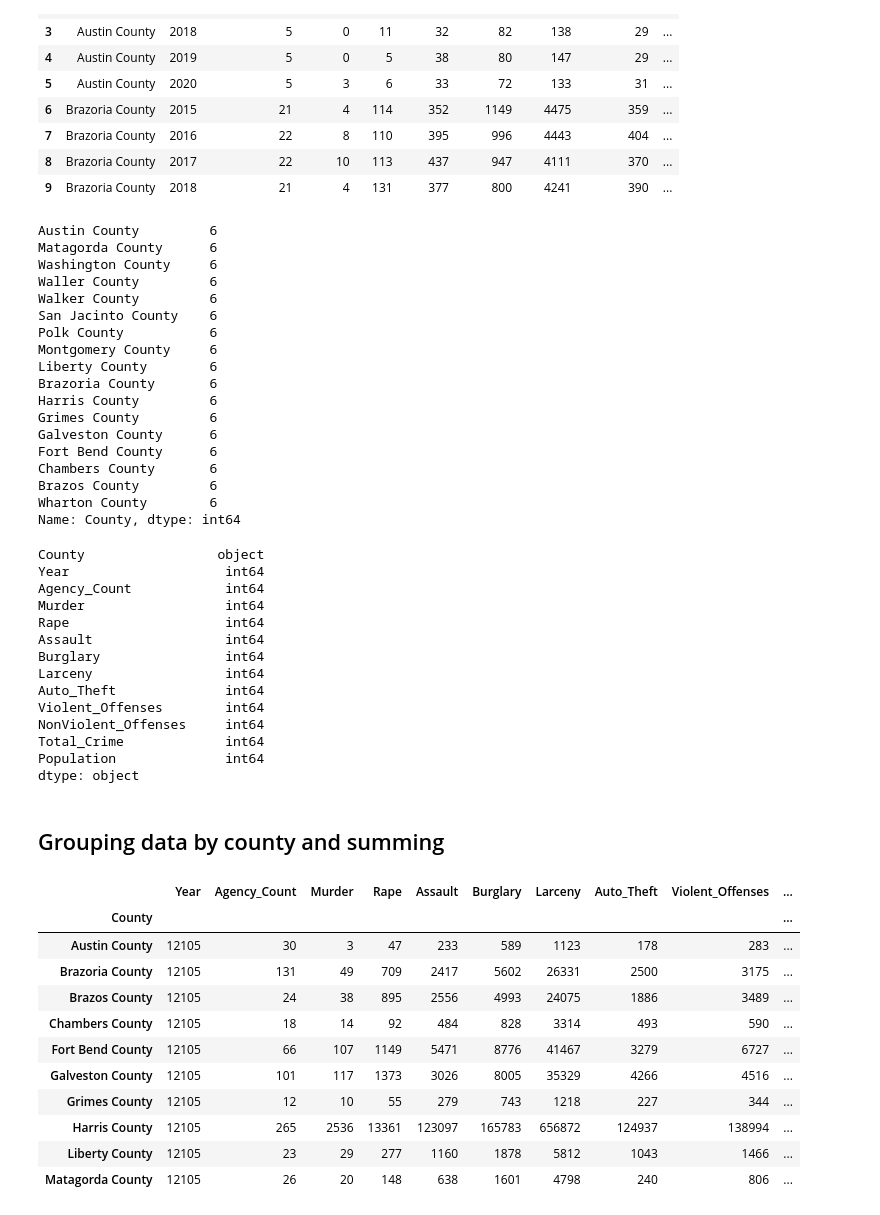
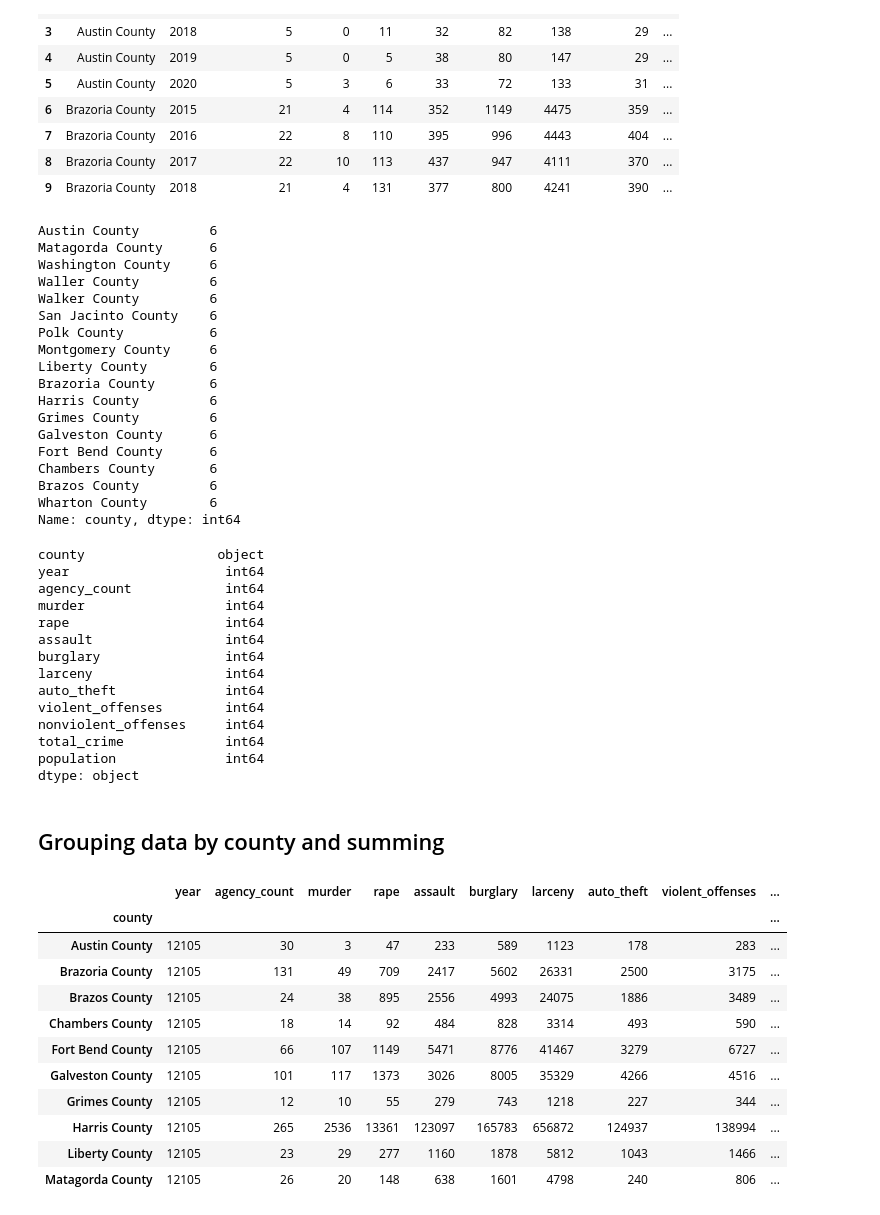
Before and after one commit to MiguelB512/Harris_Crime_Trends, a Jupyter notebook: County_Totals.ipynb, the cells around one changed output. Drawn from its saved outputs; the diff is of its cells as text; code cells hidden in the pictures.

```diff
--- a/County_Totals.ipynb
+++ b/County_Totals.ipynb
@@ -30,9 +31,12 @@ df.head(10)
 | 7 | Brazoria County | 2016 | 22 | 8 | 110 | 395 | 996 | 4443 | 404 | ... |
 | 8 | Brazoria County | 2017 | 22 | 10 | 113 | 437 | 947 | 4111 | 370 | ... |
 | 9 | Brazoria County | 2018 | 21 | 4 | 131 | 377 | 800 | 4241 | 390 | ... |
+# %%
+# Setting column names to lowercase
+df.columns= df.columns.str.lower()
 # %%
 # Get number of value counts to divide population
-df.County.value_counts()
+df.county.value_counts()
 # %% [output]
 Austin County         6
 Matagorda County      6
@@ -51,35 +55,35 @@ Fort Bend County      6
 Chambers County       6
 Brazos County         6
 Wharton County        6
-Name: County, dtype: int64
+Name: county, dtype: int64
 # %%
 # Check types
 df.dtypes
 # %% [output]
-County                 object
-Year                    int64
-Agency_Count            int64
-Murder                  int64
-Rape                    int64
-Assault                 int64
-Burglary                int64
-Larceny                 int64
-Auto_Theft              int64
-Violent_Offenses        int64
-NonViolent_Offenses     int64
-Total_Crime             int64
-Population              int64
+county                 object
+year                    int64
+agency_count            int64
+murder                  int64
+rape                    int64
+assault                 int64
+burglary                int64
+larceny                 int64
+auto_theft              int64
+violent_offenses        int64
+nonviolent_offenses     int64
+total_crime             int64
+population              int64
 dtype: object
 # %% [markdown]
 ## Grouping data by county and summing
 # %%
 # Group crimes by county and sum
-county_sum_df = df.groupby('County').sum()
-county_sum_df['Population'] = county_sum_df['Population'].div(6).map('{:.0f}'.format)
+county_sum_df = df.groupby('county').sum()
+county_sum_df['population'] = county_sum_df['population'].div(6).map('{:.0f}'.format)
 county_sum_df.head(10)
 # %% [output]
-|  | Year | Agency_Count | Murder | Rape | Assault | Burglary | Larceny | Auto_Theft | Violent_Offenses | ... |
-| County |  |  |  |  |  |  |  |  |  | ... |
+|  | year | agency_count | murder | rape | assault | burglary | larceny | auto_theft | violent_offenses | ... |
+| county |  |  |  |  |  |  |  |  |  | ... |
 | Austin County | 12105 | 30 | 3 | 47 | 233 | 589 | 1123 | 178 | 283 | ... |
 | Brazoria County | 12105 | 131 | 49 | 709 | 2417 | 5602 | 26331 | 2500 | 3175 | ... |
 | Brazos County | 12105 | 24 | 38 | 895 | 2556 | 4993 | 24075 | 1886 | 3489 | ... |
```
Also changed, not shown: parts of 5 cells of this notebook, 7 other files.
